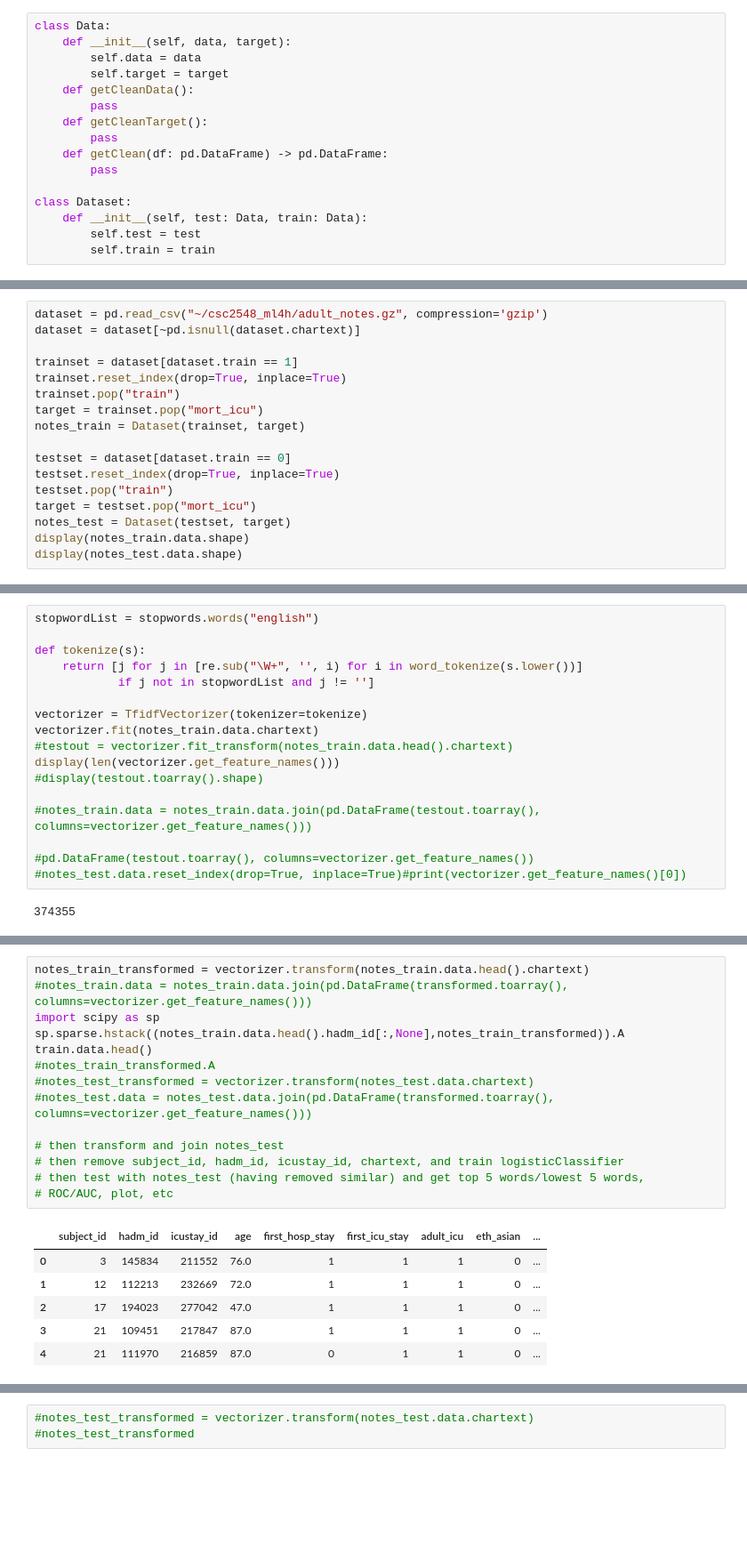
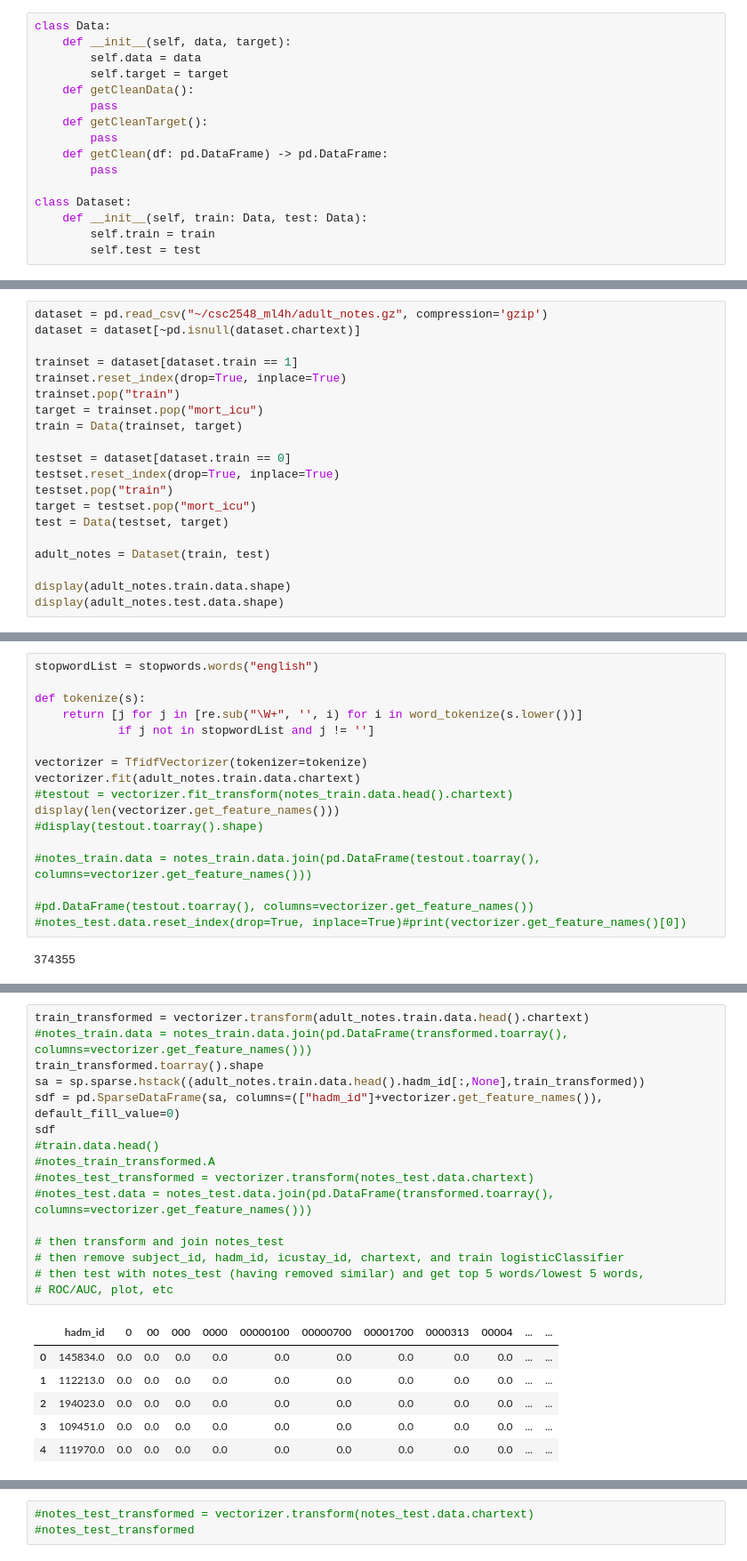
Before and after one commit to cloudcrypt/MLforHealth, a Jupyter notebook: predict-mortality.ipynb, the cells around one changed output, grey strips where cells are left out. Shown at 89% size. Drawn from its saved outputs; the diff is of its cells as text; blank space fills up the shorter version.

```diff
--- a/predict-mortality.ipynb
+++ b/predict-mortality.ipynb
@@ -26,9 +27,9 @@ class Data:
         pass
 
 class Dataset:
-    def __init__(self, test: Data, train: Data):
+    def __init__(self, train: Data, test: Data):
+        self.train = train
         self.test = test
-        self.train = train
 # %%
 min_max_scaler = MinMaxScaler()
 tdf = pd.DataFrame([[1,2,1,0,1],[5,4,0,1,2],[5,6,0,1,2]], columns=["A","B","C","D","E"])
@@ -146,15 +167,18 @@ trainset = dataset[dataset.train == 1]
 trainset.reset_index(drop=True, inplace=True)
 trainset.pop("train")
 target = trainset.pop("mort_icu")
-notes_train = Dataset(trainset, target)
+train = Data(trainset, target)
 
 testset = dataset[dataset.train == 0]
 testset.reset_index(drop=True, inplace=True)
 testset.pop("train")
 target = testset.pop("mort_icu")
-notes_test = Dataset(testset, target)
-display(notes_train.data.shape)
-display(notes_test.data.shape)
+test = Data(testset, target)
+
+adult_notes = Dataset(train, test)
+
+display(adult_notes.train.data.shape)
+display(adult_notes.test.data.shape)
 # %% [output]
 (17956, 4)
 (7923, 4)
@@ -175,7 +199,7 @@ def tokenize(s):
             if j not in stopwordList and j != '']
 
 vectorizer = TfidfVectorizer(tokenizer=tokenize)
-vectorizer.fit(notes_train.data.chartext)
+vectorizer.fit(adult_notes.train.data.chartext)
 #testout = vectorizer.fit_transform(notes_train.data.head().chartext)
 display(len(vectorizer.get_feature_names()))
 #display(testout.toarray().shape)
@@ -193,21 +286,23 @@ NameError: name 'vectorizer' is not defined
 # %%
-notes_train_transformed = vectorizer.transform(notes_train.data.head().chartext)
+train_transformed = vectorizer.transform(adult_notes.train.data.head().chartext)
 #notes_train.data = notes_train.data.join(pd.DataFrame(transformed.toarray(), columns=vectorizer.get_feature_names()))
-import scipy as sp
-sp.sparse.hstack((notes_train.data.head().hadm_id[:,None],notes_train_transformed)).A
-train.data.head()
+train_transformed.toarray().shape
+sa = sp.sparse.hstack((adult_notes.train.data.head().hadm_id[:,None],train_transformed))
+sdf = pd.SparseDataFrame(sa, columns=(["hadm_id"]+vectorizer.get_feature_names()), default_fill_value=0)
+sdf
+#train.data.head()
 #notes_train_transformed.A
 #notes_test_transformed = vectorizer.transform(notes_test.data.chartext)
 #notes_test.data = notes_test.data.join(pd.DataFrame(transformed.toarray(), columns=vectorizer.get_feature_names()))
 
 # then transform and join notes_test
 # then remove subject_id, hadm_id, icustay_id, chartext, and train logisticClassifier
 # then test with notes_test (having removed similar) and get top 5 words/lowest 5 words,
 # ROC/AUC, plot, etc
 # %% [output]
-|  | subject_id | hadm_id | icustay_id | age | first_hosp_stay | first_icu_stay | adult_icu | eth_asian | ... |
-| 0 | 3 | 145834 | 211552 | 76.0 | 1 | 1 | 1 | 0 | ... |
-| 1 | 12 | 112213 | 232669 | 72.0 | 1 | 1 | 1 | 0 | ... |
-| 2 | 17 | 194023 | 277042 | 47.0 | 1 | 1 | 1 | 0 | ... |
-| 3 | 21 | 109451 | 217847 | 87.0 | 1 | 1 | 1 | 0 | ... |
-| 4 | 21 | 111970 | 216859 | 87.0 | 0 | 1 | 1 | 0 | ... |
+|  | hadm_id | 0 | 00 | 000 | 0000 | 00000100 | 00000700 | 00001700 | 0000313 | 00004 | ... | ... |
+| 0 | 145834.0 | 0.0 | 0.0 | 0.0 | 0.0 | 0.0 | 0.0 | 0.0 | 0.0 | 0.0 | ... | ... |
+| 1 | 112213.0 | 0.0 | 0.0 | 0.0 | 0.0 | 0.0 | 0.0 | 0.0 | 0.0 | 0.0 | ... | ... |
+| 2 | 194023.0 | 0.0 | 0.0 | 0.0 | 0.0 | 0.0 | 0.0 | 0.0 | 0.0 | 0.0 | ... | ... |
+| 3 | 109451.0 | 0.0 | 0.0 | 0.0 | 0.0 | 0.0 | 0.0 | 0.0 | 0.0 | 0.0 | ... | ... |
+| 4 | 111970.0 | 0.0 | 0.0 | 0.0 | 0.0 | 0.0 | 0.0 | 0.0 | 0.0 | 0.0 | ... | ... |
```
Also changed, not shown: parts of 14 cells of this notebook.
